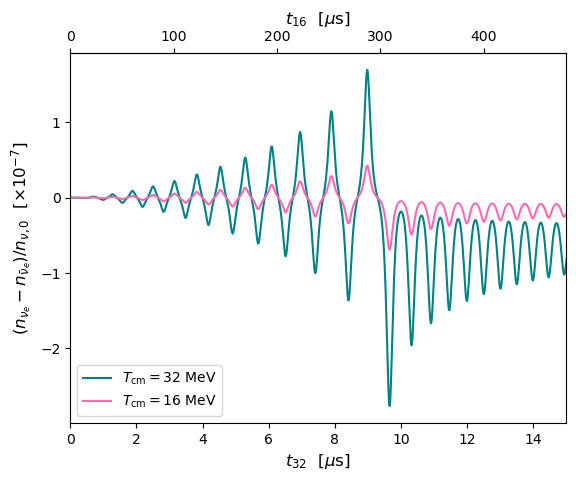
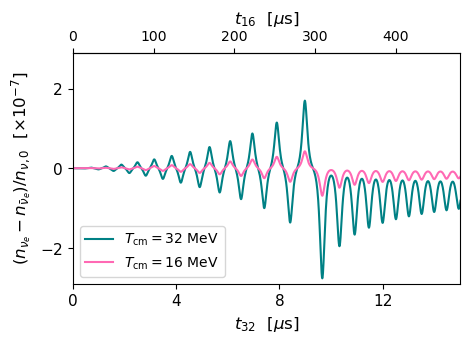
The notebook cell's code change between the first figure and the second:
--- before
+++ after
@@ -1,3 +1,4 @@
-fig, ax = plt.subplots()
+fig, ax = plt.subplots(figsize=(5,3))
+
 ax.plot(QKE['time'], (nQKE[0]-nQKE[2])/nQKE[0][0] * 1e7, c=e_color, label=r"$T_{\rm cm} = 32~{\rm MeV}$")
 ax.plot(match['time']/2**5, (nmatch[0]-nmatch[2])/nmatch[0][0] * 1e7, c='hotpink', label=r"$T_{\rm cm} = 16~{\rm MeV}$")
@@ -6,5 +7,7 @@
 ax.set_ylabel(r"$(n_{\nu_e} - n_{\bar\nu_e})/n_{\nu,0}~~[\times 10^{-7}]$", fontsize=12)
 ax.set_xlim(0,15)
-
+ax.set_xticks([0, 4, 8, 12], [0, 4, 8, 12], fontsize=11)
+ax.set_yticks([-2, 0, 2], [r"$-2$", 0, 2], fontsize=11)
+ax.set_ylim([-2.9, 2.9])
 ax.legend(loc='lower left')
 

Commit: paper figures